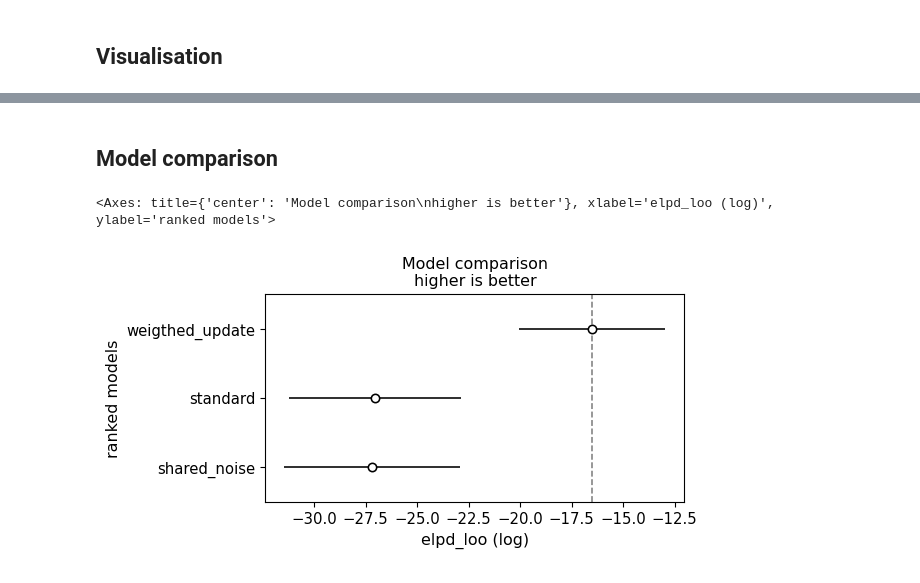
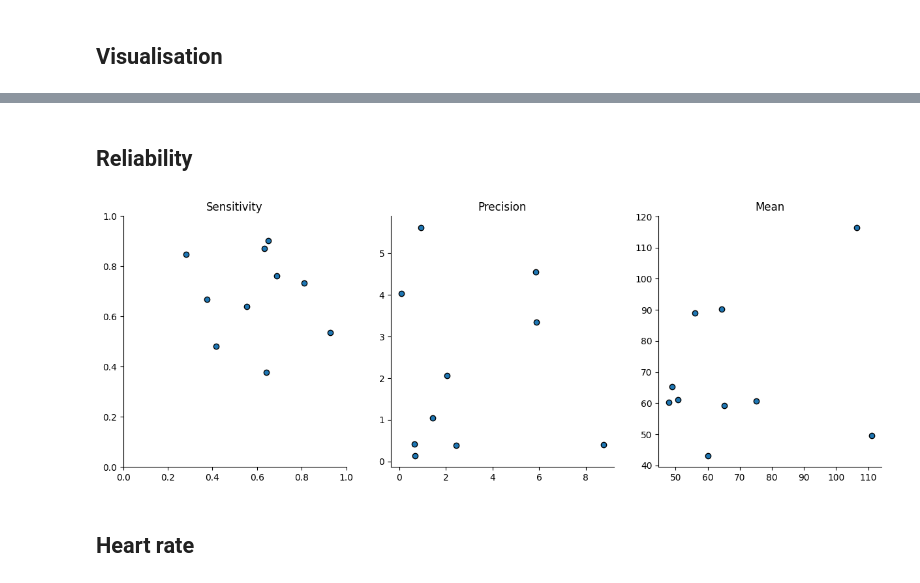
Before and after one commit to LegrandNico/ComputationalCardioception, a Jupyter notebook: code/notebooks/2-InteroceptivePrecision.ipynb, the cells around one changed output, grey strips where cells are left out. Cells and saved outputs as stored; diff of their text form; code cells hidden in the pictures.

```diff
--- a/code/notebooks/2-InteroceptivePrecision.ipynb
+++ b/code/notebooks/2-InteroceptivePrecision.ipynb
@@ -301,0 +25,3 @@ az.summary(
+# %%
+hrd_df = main_df[((main_df.cohort == "vmp1") & (main_df.task == "hrd-session1"))]
+hrd_df = hrd_df[hrd_df.participant_id.isin(hrd_df.participant_id.unique()[:10])]
@@ -301,0 +90,3 @@ az.summary(
+# %%
+hrd_df = main_df[~((main_df.cohort == "vmp1") & (main_df.task == "hrd-session1"))]
+hrd_df = hrd_df[hrd_df.participant_id.isin(hrd_df.participant_id.unique()[:10])]
@@ -301,0 +116,12 @@ az.summary(
+# %%
+idata_del_2, _ = weighted_update(
+    heart_rate=heart_rate,
+    intero_tone_2=intero_tone_2,
+    extero_tone_1=extero_tone_1,
+    extero_tone_2=extero_tone_2,
+    extero_decision=extero_decision,
+    intero_decision=intero_decision,
+    n=n,
+    participant_codes_extero=participant_codes_extero,
+    participant_codes_intero=participant_codes_intero,
+)
@@ -302,2 +140,15 @@ az.summary(
+# %%
+sensitivity_del_2 = az.summary(
+    idata_del_2,
+    var_names=["sensitivity"],
+)["mean"].to_numpy()
+precision_del_2 = az.summary(
+    idata_del_2,
+    var_names=["pi_cardiac_belief"],
+)["mean"].to_numpy()
+mean_del_2 = az.summary(
+    idata_del_2,
+    var_names=["mu_cardiac_prior"],
+)["mean"].to_numpy()
 # %% [markdown]
 ## Visualisation
@@ -340,2 +154,0 @@ sns.despine()
-# %% [markdown]
-## Model comparison
@@ -351,5 +155,15 @@ model_compare = az.compare(
-# %%
-az.plot_compare(model_compare);
-# %% [output]
-<Axes: title={'center': 'Model comparison\nhigher is better'}, xlabel='elpd_loo (log)', ylabel='ranked models'>
-[figure, removed]
+# %% [markdown]
+## Reliability
+# %%
+_, axs = plt.subplots(figsize=(15, 5), ncols=3)
+axs[0].scatter(sensitivity_del_1, sensitivity_del_2, edgecolors="k")
+axs[0].set(title="Sensitivity", xlim=(0, 1), ylim=(0, 1))
+axs[1].scatter(precision_del_1, precision_del_2, edgecolors="k")
+axs[1].set(title="Precision")
+axs[2].scatter(mean_del_1, mean_del_2, edgecolors="k")
+axs[2].set(title="Mean")
+sns.despine()
+# %% [output]
+[figure, added]
+# %% [markdown]
+## Heart rate
```
Also changed, not shown: parts of 32 cells of this notebook, 6 other files.
